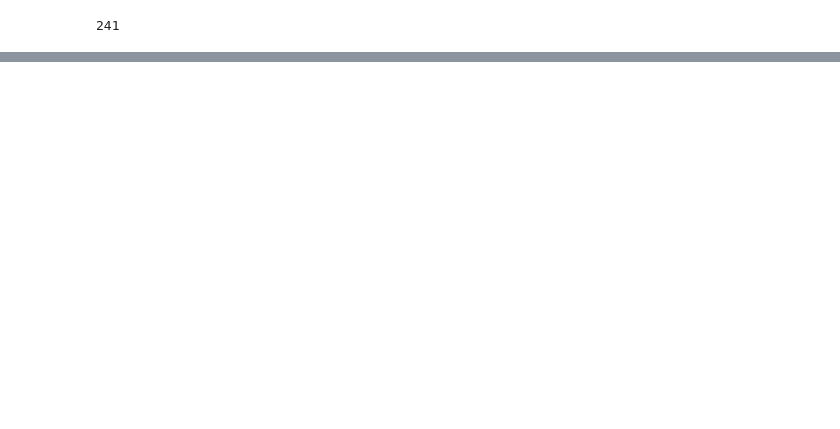
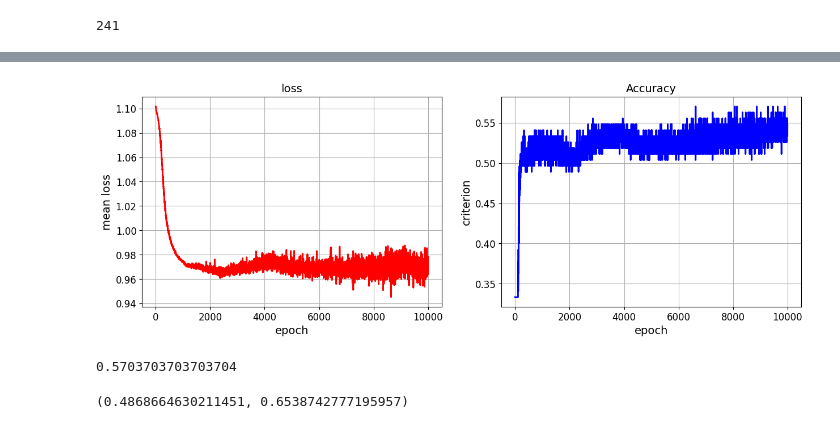
Before and after one commit to Sidl419/pattern_recognition, a Jupyter notebook: notebooks/seed_exp.ipynb, the cells around one changed output, grey strips where cells are left out. Cells and saved outputs as stored; diff of their text form; code cells hidden in the pictures; blank space fills up the shorter version.

```diff
--- a/notebooks/seed_exp.ipynb
+++ b/notebooks/seed_exp.ipynb
@@ -252,0 +324,13 @@ show_progress(loss, acc, 'loss', 'Accuracy')
+# %%
+show_progress(loss_gnn, acc_gnn, 'loss', 'Accuracy')
+# %% [output]
+[figure, added]
+# %%
+max(acc_gnn['Accuracy'])
+# %% [output]
+0.5703703703703704
+# %%
+t = np.argmax(acc_gnn['Accuracy'])
+acc_gnn['Min Accuracy'][t], acc_gnn['Max Accuracy'][t]
+# %% [output]
+(0.4868664630211451, 0.6538742777195957)
```
Also changed, not shown: parts of 71 cells of this notebook, 3 other files.
